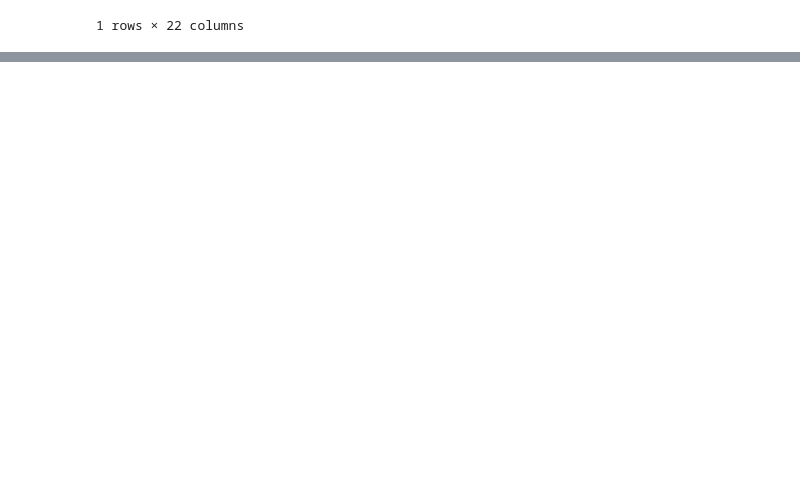
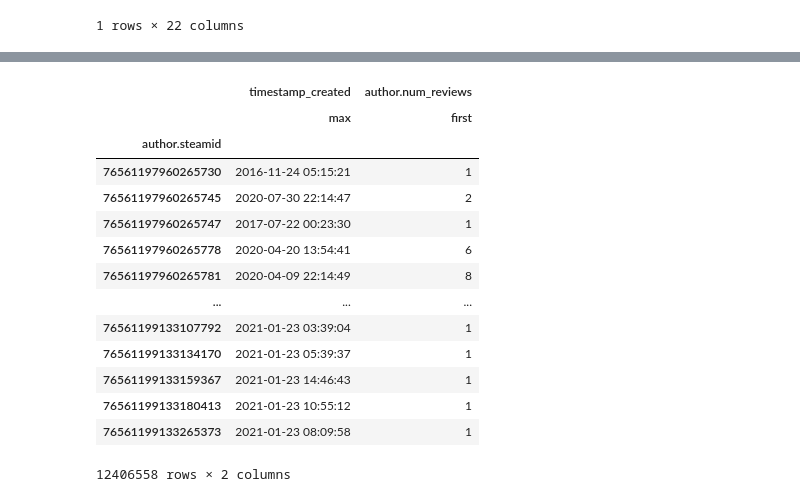
Before and after one commit to Requiem98/ADM-HW2, a Jupyter notebook: testAllDataset.ipynb, the cells around one changed output, grey strips where cells are left out. Cells and saved outputs as stored; diff of their text form; code cells hidden in the pictures; blank space fills up the shorter version.

```diff
--- a/testAllDataset.ipynb
+++ b/testAllDataset.ipynb
@@ -149,0 +250,22 @@ steam[steam["timestamp_updated"] < steam["timestamp_created"]]
+# %%
+def t(row):
+
+
+
+    return row
+# %% [output]
+|  | timestamp_created | author.num_reviews |
+|  | max | first |
+| author.steamid |  |  |
+| 76561197960265730 | 2016-11-24 05:15:21 | 1 |
+| 76561197960265745 | 2020-07-30 22:14:47 | 2 |
+| 76561197960265747 | 2017-07-22 00:23:30 | 1 |
+| 76561197960265778 | 2020-04-20 13:54:41 | 6 |
+| 76561197960265781 | 2020-04-09 22:14:49 | 8 |
+| ... | ... | ... |
+| 76561199133107792 | 2021-01-23 03:39:04 | 1 |
+| 76561199133134170 | 2021-01-23 05:39:37 | 1 |
+| 76561199133159367 | 2021-01-23 14:46:43 | 1 |
+| 76561199133180413 | 2021-01-23 10:55:12 | 1 |
+| 76561199133265373 | 2021-01-23 08:09:58 | 1 |
+12406558 rows × 2 columns
```
Also changed, not shown: parts of 9 cells of this notebook, 2 other files.
